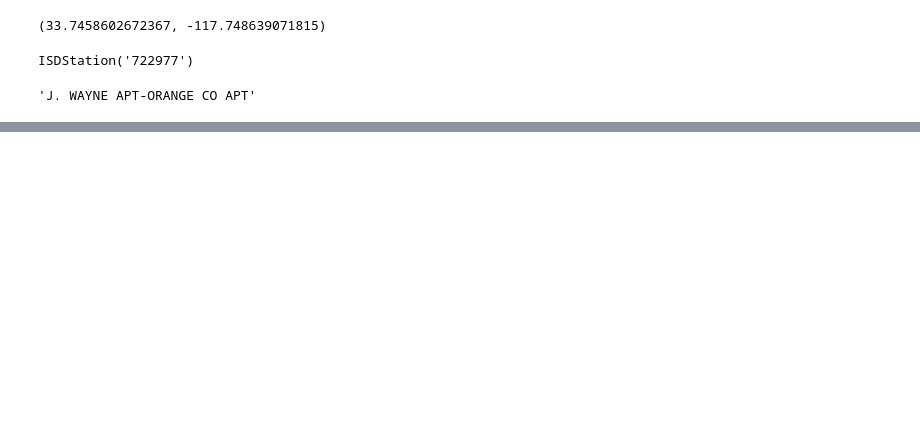
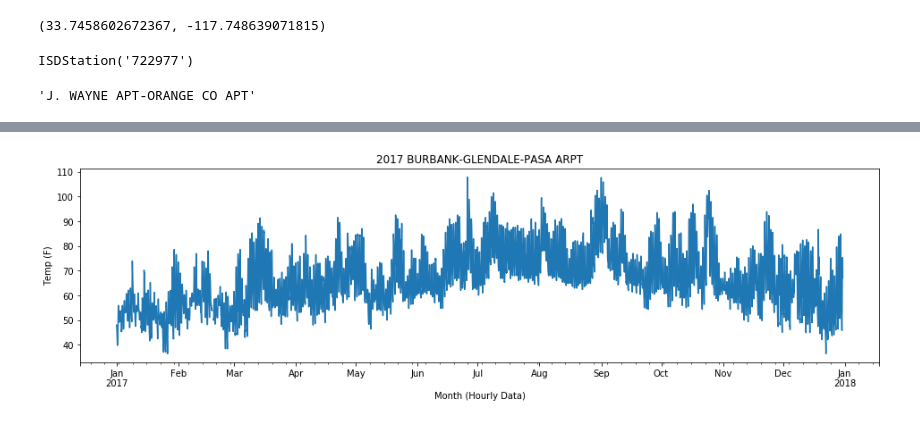
Before and after one commit to grantaguinaldo/openeeweather, a Jupyter notebook: 2018-09-07 eeweather sandbox.ipynb, the cells around one changed output, grey strips where cells are left out. Cells and saved outputs as stored; diff of their text form; code cells hidden in the pictures; blank space fills up the shorter version.

```diff
--- a/2018-09-07 eeweather sandbox.ipynb
+++ b/2018-09-07 eeweather sandbox.ipynb
@@ -337,0 +360,18 @@ cc_df
+# %%
+lat, lng = ee.zcta_to_lat_long('90046')
+ranked_stations = ee.rank_stations(lat, lng, is_cz2010=True)
+station, error = ee.select_station(ranked_stations)
+
+start_date = datetime.datetime(2017, 1, 1, tzinfo=pytz.UTC)
+end_date = datetime.datetime(2017, 12, 31, tzinfo=pytz.UTC)
+
+temp_C_h = station.load_isd_hourly_temp_data(start_date, end_date)
+temp_F_h = temp_C * 1.8 + 32
+
+ax = temp_F_h.plot(figsize=(16,4))
+ax.set_ylabel('Temp (F)')
+ax.set_xlabel('Month (Hourly Data)')
+ax.set_title("2017 " + station.json()['name'])
+plt.show()
+# %% [output]
+[figure, added]
```
Also changed, not shown: parts of 23 cells of this notebook, 8 other files.
